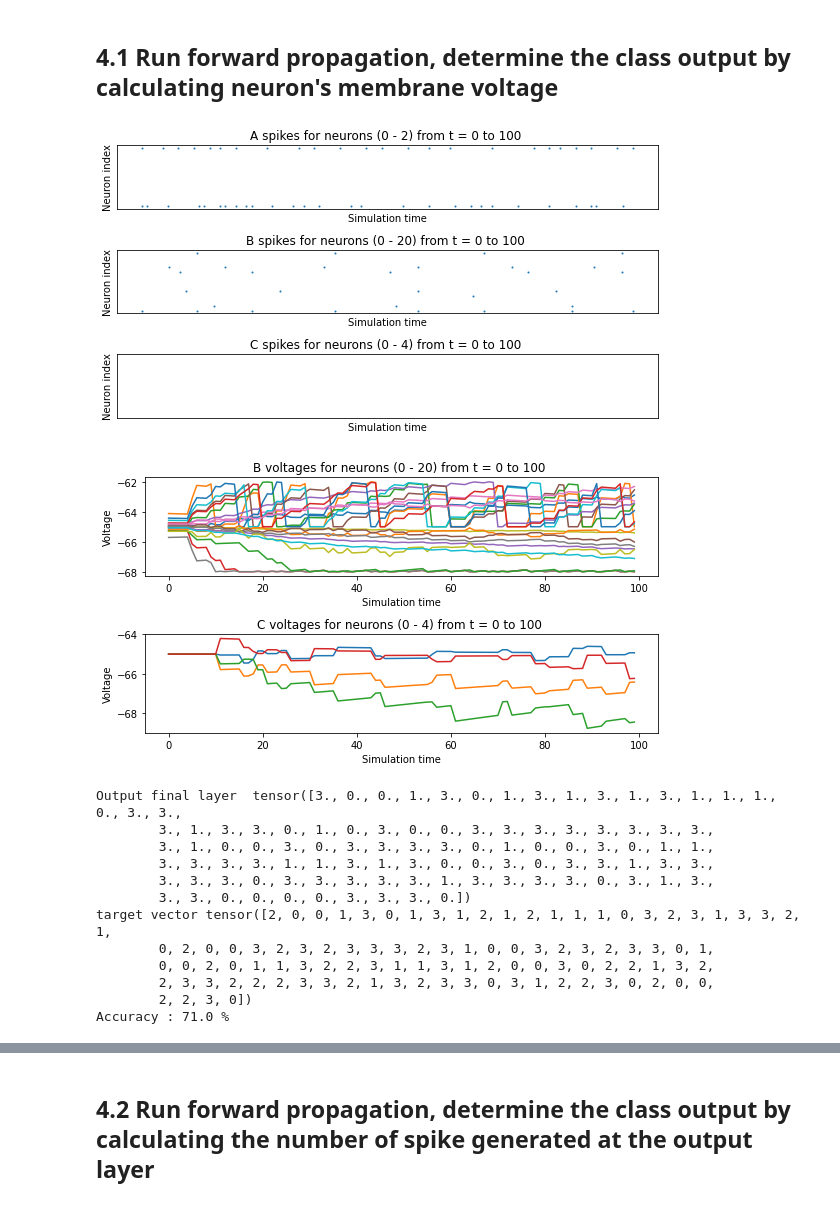
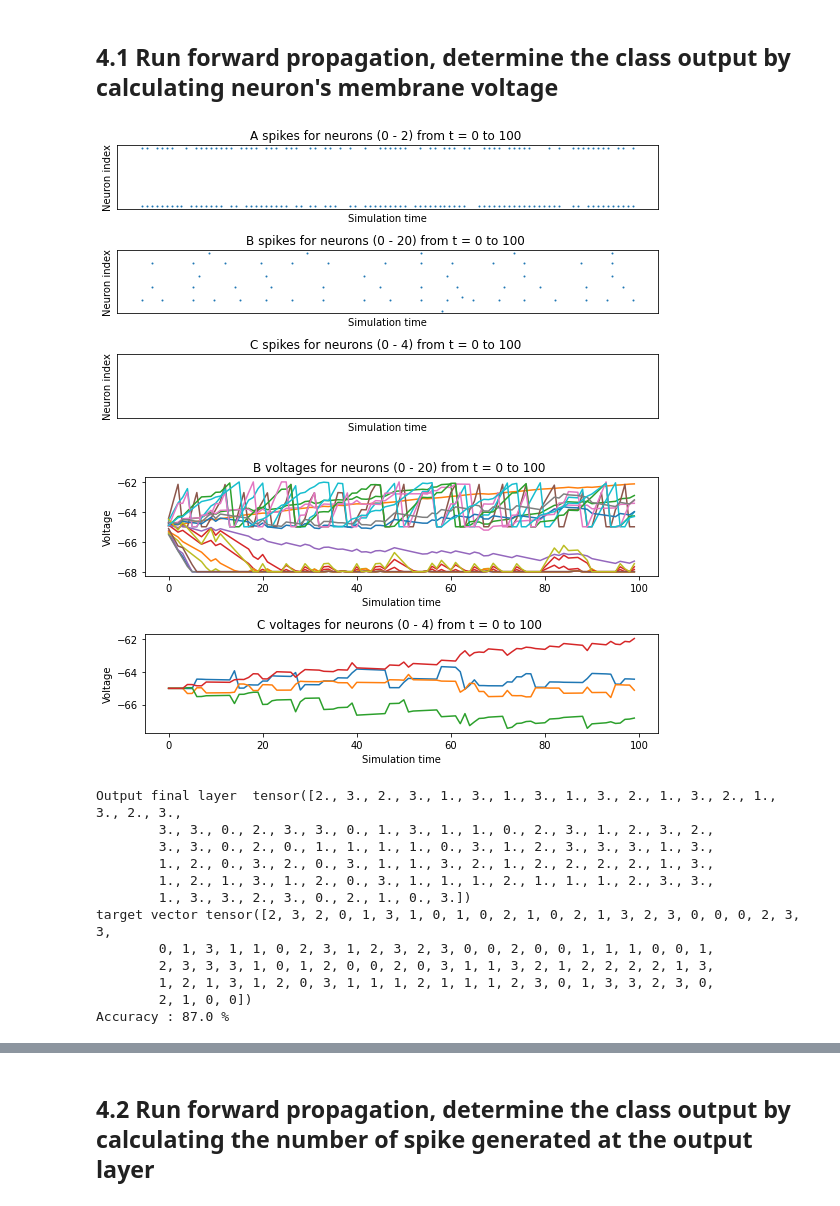
Before and after one commit to aravsi77/spiking_neural_network_thesis, a Jupyter notebook: modulation_class_snn_enabling_sbp.ipynb, the cells around one changed output, grey strips where cells are left out. Saved outputs shown, nothing was run; the diff lists cells and outputs as text; code cells hidden in the pictures.

```diff
--- a/modulation_class_snn_enabling_sbp.ipynb
+++ b/modulation_class_snn_enabling_sbp.ipynb
@@ -193,10 +195,6 @@ qam /= np.linalg.norm( qam ) / np.sqrt( M )
 # %%
-# generate 4 level PSK / QPSK modulation scheme
 
-M = 4
-N_samples = 100
-psk = [ np.exp( 1j * 2 * np.pi * m / M + 1j * np.pi / M ) for m in range( M ) ]
-
+#define the noise power
 SNR_dB = 25 # the SNR Value in dB
 sigma2_n = 1**2 * 10**( - SNR_dB / 10 ) # get the noise variance
 
@@ -205,7 +203,7 @@ c = np.zeros(N_samples) + 1j*np.zeros(N_samples)
 s = np.random.randint(M, size= N_samples) #generate N number of symbols
 
 for i,val in enumerate(s):#assign symbol to certain constellation signal
-    c[i] = psk[val]
+    c[i] = qam[val] #change this to choose between psk and qam modulation scheme
 
 n = np.random.randn( N_samples ) + 1j * np.random.randn( N_samples ) #complex noise
 z = c + np.sqrt( sigma2_n / 2)*n
@@ -217,8 +215,18 @@ z = torch.from_numpy(z)
 plt.plot( np.real( z ), np.imag( z ), '.', markersize = 12  )
 plt.xlim( (-2.5, 2.5) )
 plt.ylim( (-2.5, 2.5) )
+plt.title('%d - QAM Constellation diagram '%M)
 plt.xlabel('Re')
 plt.ylabel('Img')
 plt.grid(True)
 plt.show()
+#plot after the points are shifted to the 1st quadrant
+plt.plot( np.real( z )+1, np.imag( z )+1, '.', markersize = 12  )
+plt.xlim( (-2.5, 2.5) )
+plt.ylim( (-2.5, 2.5) )
+plt.title('%d - QAM Constellation diagram after shifted'%M)
+plt.xlabel('Re')
+plt.ylabel('Img')
+plt.grid(True)
+plt.show()
 # %% [output]
@@ -234,7 +243,7 @@ network.layers["B"].reset_state_variables() #reset neuron internal voltage
 #convert all the amplitude data into the spike rate
 mod_type = "cplx"
 
-max_rate = 170 #maximum rate in Hz
+max_rate = 700 #maximum rate in Hz
 rate = torch.zeros(z.shape)
 input_data = torch.zeros(N_samples*Time,nodes[0],device=device)
 
@@ -258,6 +267,7 @@ y = torch.nn.functional.one_hot(torch.tensor(s,device=device))  #convert label t
 #feed the input spike train into the network
 #run the network
 j = np.random.choice(N_samples) #randomly choose the index of input data
+j = 44
 
 start_time = tm.time_ns()
 
@@ -328,8 +342,8 @@ the following are the procedure to do Backpropagation Algorithm <br>
 dt = torch.linspace(0,Time-1,Time) #the time axis
 ref_spike = torch.exp(-dt/tau_m).to(device) ##spike referrence
 
-num_epoch = 125 #number of epochs
-learn_rate = 0.02 #the learning rate
+num_epoch = 100 #number of epochs
+learn_rate = 0.04 #the learning rate
 L = torch.zeros(num_epoch)
 l = torch.zeros(N_samples)
 ACC = torch.zeros(num_epoch)
@@ -442,6 +456,8 @@ saved success !
 # %% [markdown]
 ## 4.1 Run forward propagation, determine the class output by calculating neuron's membrane voltage
 # %%
+#set the membrane voltage threshold
+network.layers["C"].thresh = -10 * torch.ones(nodes[2])
 
 #run the final prediction
 y_pred_run = torch.zeros(N_samples)
@@ -454,44 +470,44 @@ for j in range(N_samples):
         "B": network.monitors['B'].get("s"),
         "C": network.monitors['C'].get("s"),
     }
     voltages = {"B": network.monitors['B'].get("v"),
                 "C": network.monitors['C'].get("v")}
 
     if (j==49):#select random data to plot
         #plot the result
         plt.ioff()
         plot_spikes(spikes)
         plot_voltages(voltages, plot_type="line")
         plt.show()
 
     #check membrane voltage at the last layer
     a_out = (network.layers['C'].v)
     #print(a_out)
     y_pred_run[j] = torch.argmax(a_out)
     #print(y_pred_run[j])
     #print(torch.abs(a_out-torch.max(a_out)))
     #reset state variables
     network.layers["C"].reset_state_variables()
     network.layers["B"].reset_state_variables()
 
 print("Output final layer ",y_pred_run)
 
 print("target vector %s"%s)
 #calculate accuracy
 accr = (torch.sum(y_pred_run==s)*100/N_samples)
 print("Accuracy : "+str(accr.item())+" % ")
 # %% [output]
-[figure, old version]
+[figure, new version]
-[figure, old version]
+[figure, new version]
-Output final layer  tensor([3., 0., 0., 1., 3., 0., 1., 3., 1., 3., 1., 3., 1., 1., 1., 0., 3., 3.,
-        3., 1., 3., 3., 0., 1., 0., 3., 0., 0., 3., 3., 3., 3., 3., 3., 3., 3.,
-        3., 1., 0., 0., 3., 0., 3., 3., 3., 3., 0., 1., 0., 0., 3., 0., 1., 1.,
-        3., 3., 3., 3., 1., 1., 3., 1., 3., 0., 0., 3., 0., 3., 3., 1., 3., 3.,
-        3., 3., 3., 0., 3., 3., 3., 3., 3., 1., 3., 3., 3., 3., 0., 3., 1., 3.,
-        3., 3., 0., 0., 0., 0., 3., 3., 3., 0.])
-target vector tensor([2, 0, 0, 1, 3, 0, 1, 3, 1, 2, 1, 2, 1, 1, 1, 0, 3, 2, 3, 1, 3, 3, 2, 1,
-        0, 2, 0, 0, 3, 2, 3, 2, 3, 3, 3, 2, 3, 1, 0, 0, 3, 2, 3, 2, 3, 3, 0, 1,
-        0, 0, 2, 0, 1, 1, 3, 2, 2, 3, 1, 1, 3, 1, 2, 0, 0, 3, 0, 2, 2, 1, 3, 2,
-        2, 3, 3, 2, 2, 2, 3, 3, 2, 1, 3, 2, 3, 3, 0, 3, 1, 2, 2, 3, 0, 2, 0, 0,
-        2, 2, 3, 0])
-Accuracy : 71.0 %
+Output final layer  tensor([2., 3., 2., 3., 1., 3., 1., 3., 1., 3., 2., 1., 3., 2., 1., 3., 2., 3.,
+        3., 3., 0., 2., 3., 3., 0., 1., 3., 1., 1., 0., 2., 3., 1., 2., 3., 2.,
+        3., 3., 0., 2., 0., 1., 1., 1., 1., 0., 3., 1., 2., 3., 3., 3., 1., 3.,
+        1., 2., 0., 3., 2., 0., 3., 1., 1., 3., 2., 1., 2., 2., 2., 2., 1., 3.,
+        1., 2., 1., 3., 1., 2., 0., 3., 1., 1., 1., 2., 1., 1., 1., 2., 3., 3.,
+        1., 3., 3., 2., 3., 0., 2., 1., 0., 3.])
+target vector tensor([2, 3, 2, 0, 1, 3, 1, 0, 1, 0, 2, 1, 0, 2, 1, 3, 2, 3, 0, 0, 0, 2, 3, 3,
+        0, 1, 3, 1, 1, 0, 2, 3, 1, 2, 3, 2, 3, 0, 0, 2, 0, 0, 1, 1, 1, 0, 0, 1,
+        2, 3, 3, 3, 1, 0, 1, 2, 0, 0, 2, 0, 3, 1, 1, 3, 2, 1, 2, 2, 2, 2, 1, 3,
+        1, 2, 1, 3, 1, 2, 0, 3, 1, 1, 1, 2, 1, 1, 1, 2, 3, 0, 1, 3, 3, 2, 3, 0,
+        2, 1, 0, 0])
+Accuracy : 87.0 %
```
Also changed, not shown: parts of 13 cells of this notebook.
